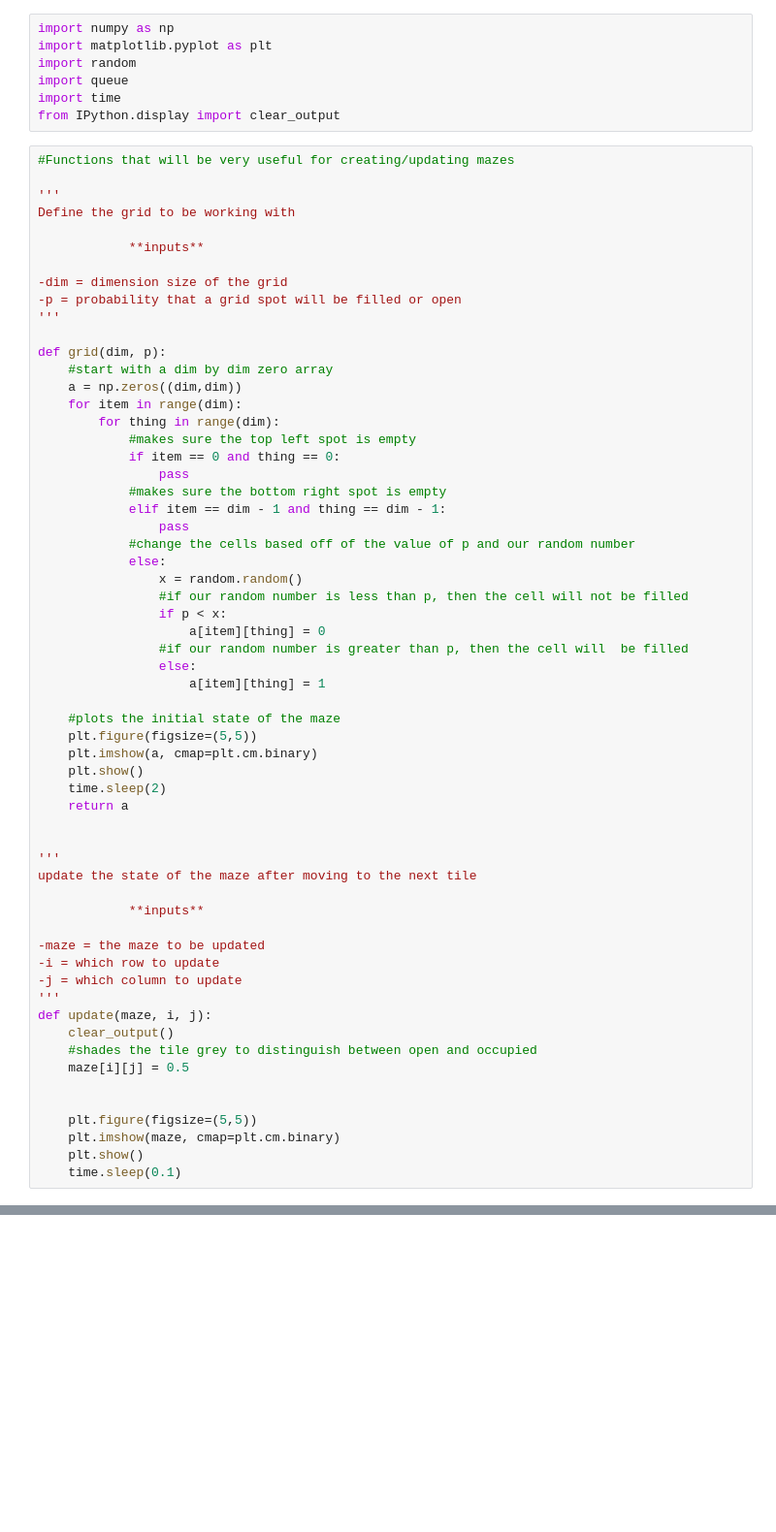
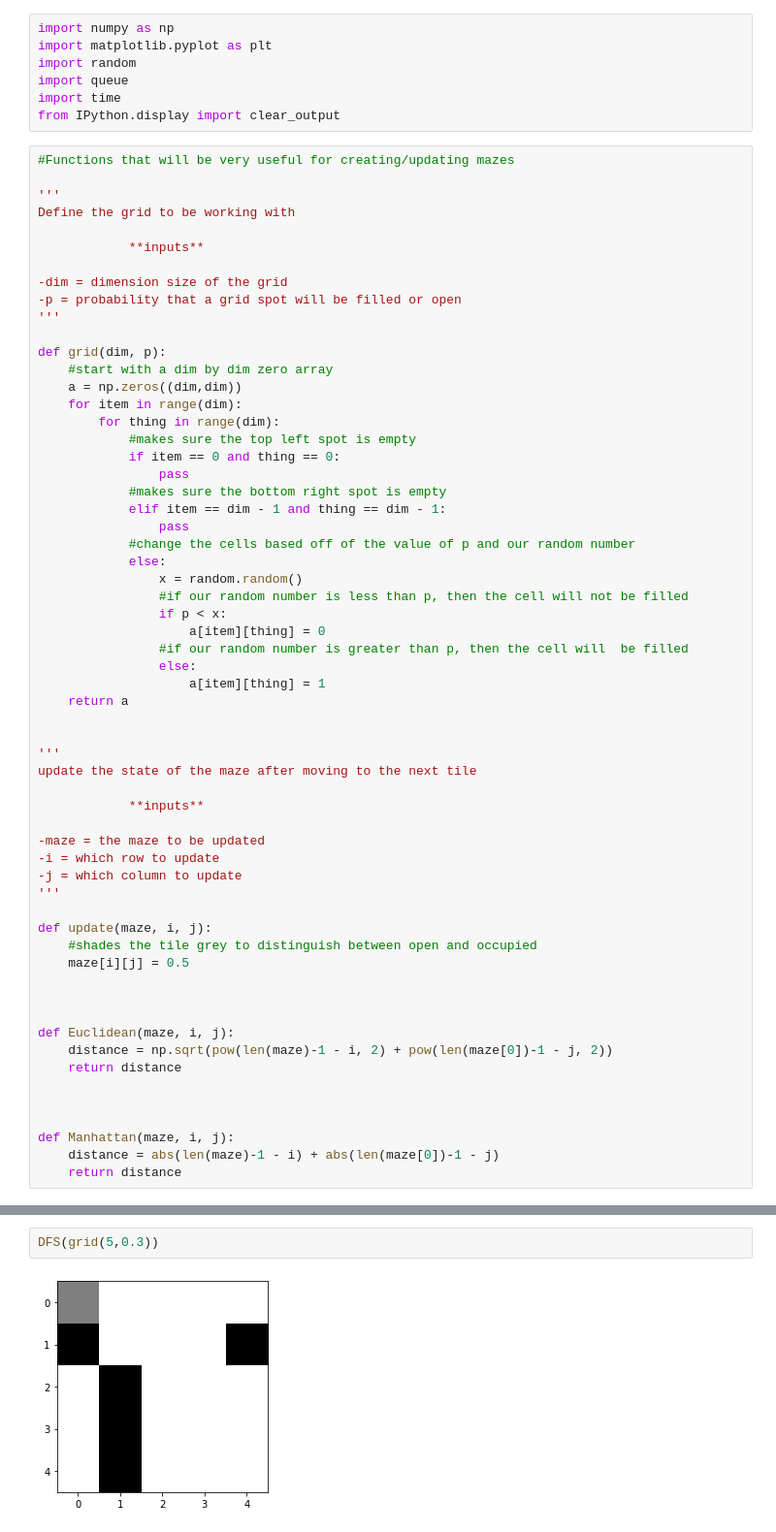
Before and after one commit to ilanazane/AI-Maze-Runner, a Jupyter notebook: AI Project 1.ipynb, the cells around one changed output, grey strips where cells are left out. Shown at 97% size. Saved outputs shown, nothing was run; the diff lists cells and outputs as text; blank space fills up the shorter version.

```diff
--- a/AI Project 1.ipynb
+++ b/AI Project 1.ipynb
@@ -37,12 +37,6 @@ def grid(dim, p):
                 #if our random number is greater than p, then the cell will  be filled
                 else:
                     a[item][thing] = 1
-
-    #plots the initial state of the maze
-    plt.figure(figsize=(5,5))
-    plt.imshow(a, cmap=plt.cm.binary)
-    plt.show()
-    time.sleep(2)
     return a
 
 
@@ -55,16 +49,22 @@ update the state of the maze after moving to the next tile
 -i = which row to update
 -j = which column to update
 '''
+
 def update(maze, i, j):
-    clear_output()
     #shades the tile grey to distinguish between open and occupied
     maze[i][j] = 0.5
 
 
-    plt.figure(figsize=(5,5))
-    plt.imshow(maze, cmap=plt.cm.binary)
-    plt.show()
-    time.sleep(0.1)
+
+def Euclidean(maze, i, j):
+    distance = np.sqrt(pow(len(maze)-1 - i, 2) + pow(len(maze[0])-1 - j, 2))
+    return distance
+
+
+
+def Manhattan(maze, i, j):
+    distance = abs(len(maze)-1 - i) + abs(len(maze[0])-1 - j)
+    return distance
 # %%
 #BFS Search Algorithm
 
@@ -212,0 +358,4 @@ BFS(grid(15,0.2))
+# %%
+DFS(grid(5,0.3))
+# %% [output]
+[figure, added]
```
Also changed, not shown: parts of 16 cells of this notebook.
